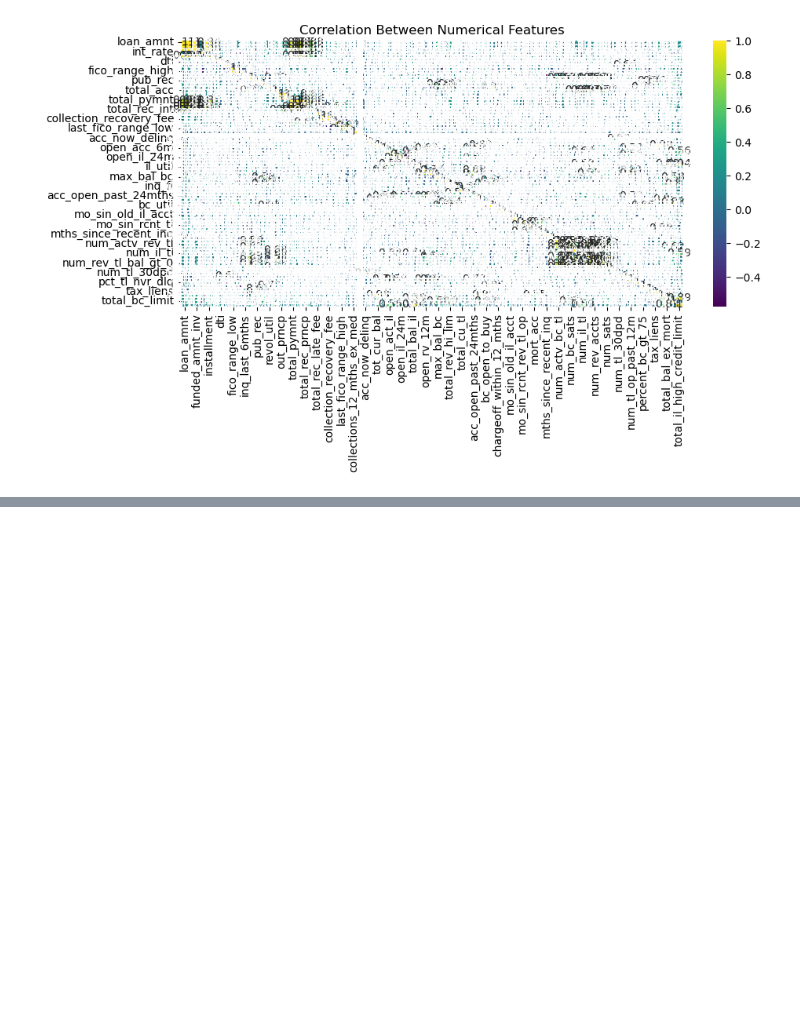
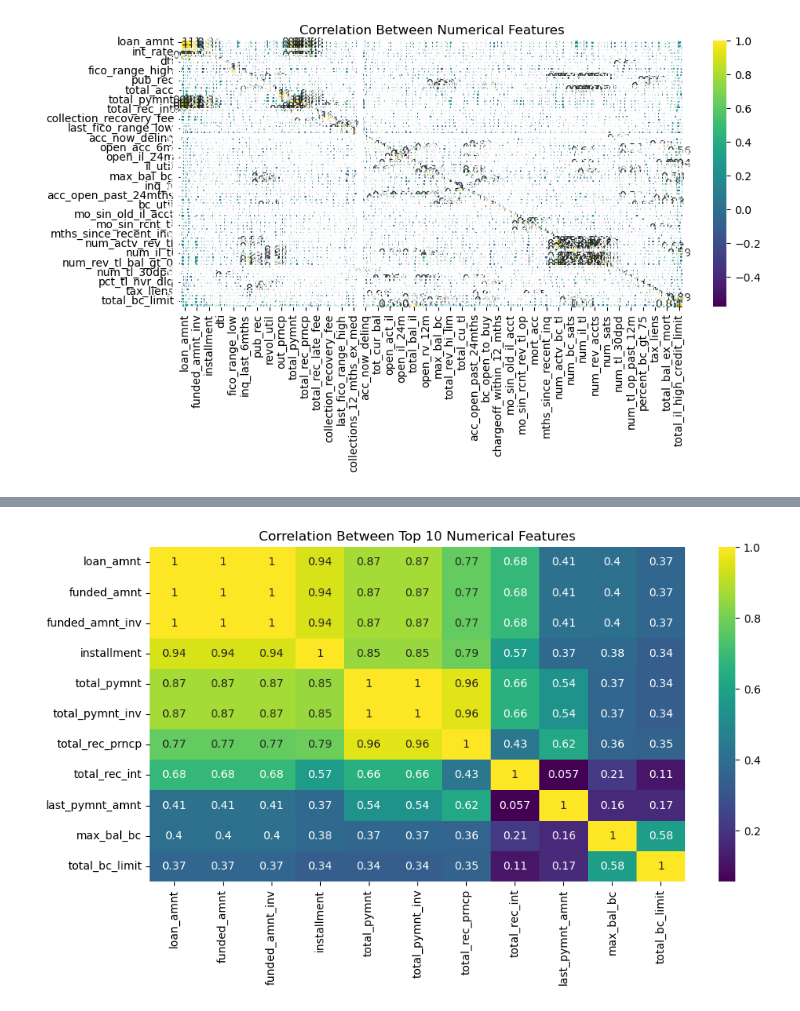
Before and after one commit to rachellliao/loan-default-prediction, a Jupyter notebook: EDA.ipynb, the cells around one changed output, grey strips where cells are left out. Saved outputs shown, nothing was run; the diff lists cells and outputs as text; code cells hidden in the pictures; blank space fills up the shorter version.

Commit message:
updated correlation

```diff
--- a/EDA.ipynb
+++ b/EDA.ipynb
@@ -374,7 +374,7 @@ debt_settlement_flag           object
 dtype: object
 # %%
 # Create a list of numerical columns
-num_cols = df_clean.select_dtypes(include=np.number).columns.tolist()
+num_cols = df_modified.select_dtypes(include=np.number).columns.tolist()
 
 # Create a list of high correlation features
 high_corr_features = []
@@ -383,7 +383,7 @@ high_corr_features = []
 for col1 in num_cols:
     for col2 in num_cols:
         if col1 != col2:
-            correlation = df_clean[col1].corr(df_clean[col2])
+            correlation = df_modified[col1].corr(df_modified[col2])
             if correlation > 0.7:
                 high_corr_features.append((col1, col2, correlation))
 
@@ -410,7 +410,7 @@ High correlation: total_il_high_credit_limit - total_bal_il (Correlation: 0.94)
 High correlation: total_il_high_credit_limit - total_bal_ex_mort (Correlation: 0.89)
 # %%
 # Create a correlation matrix
-corr_matrix = df_clean[num_cols].corr()
+corr_matrix = df_modified[num_cols].corr()
 corr_matrix
 # %% [output]
 |  | loan_amnt | funded_amnt | funded_amnt_inv | int_rate | installment | annual_inc | dti | delinq_2yrs | ... |
@@ -500,0 +442,4 @@ From this heatmap, we can see that **loan_status** has a strong positive correla
+# %%
+# Select the top 10 variables with the highest correlation values overall
+top_10_corr_features = corr_matrix['loan_amnt'].sort_values(ascending=False).head(11).to_frame()
+top_10_corr_features
@@ -500,0 +459,12 @@ From this heatmap, we can see that **loan_status** has a strong positive correla
+# %%
+# Create a correlation matrix
+top_10_corr_features = df_modified[top_10_corr_features.index].corr()
+
+# Create a heatmap to visualize the correlation between the top 10 numerical columns
+plt.figure(figsize=(10, 6))
+sns.heatmap(top_10_corr_features, annot=True, cmap='viridis')
+plt.title('Correlation Between Top 10 Numerical Features')
+plt.tight_layout()
+plt.show()
+# %% [output]
+[figure, added]
```
Also changed, not shown: parts of 7 cells of this notebook.
